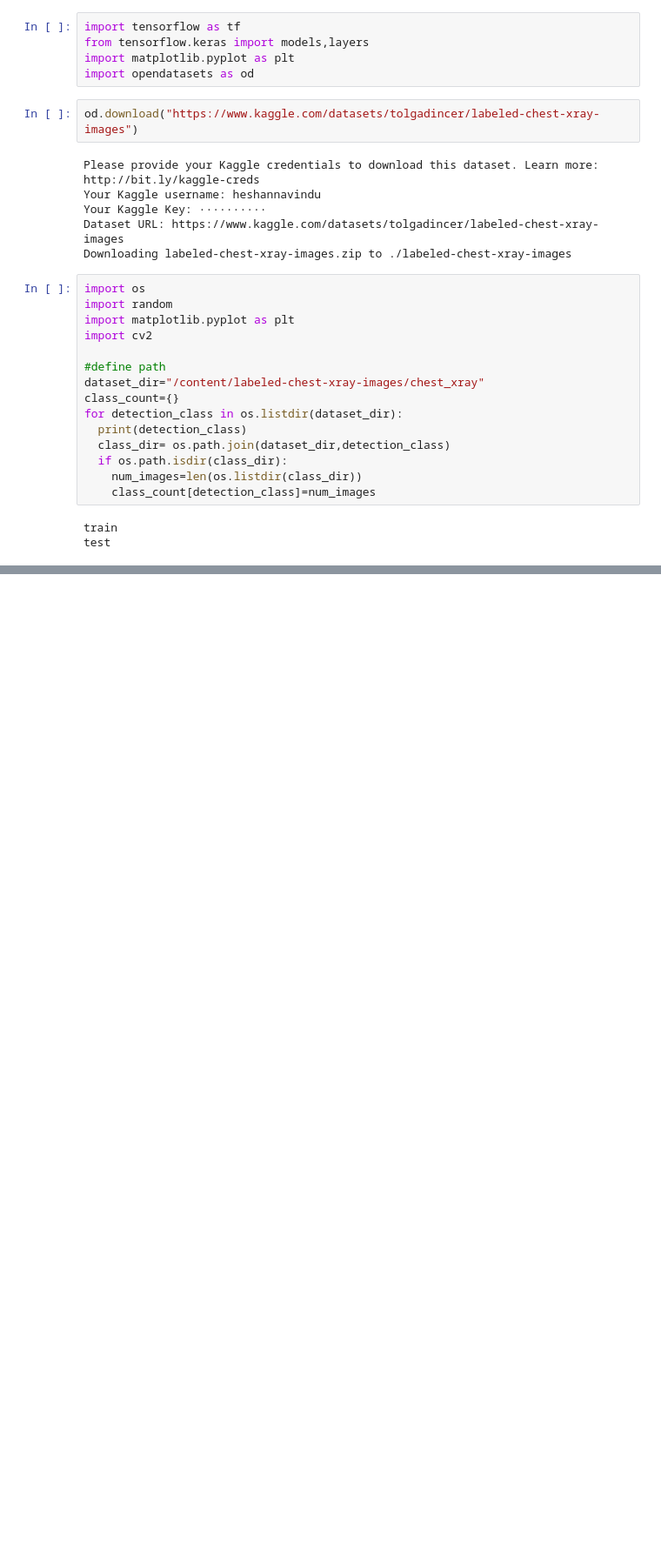
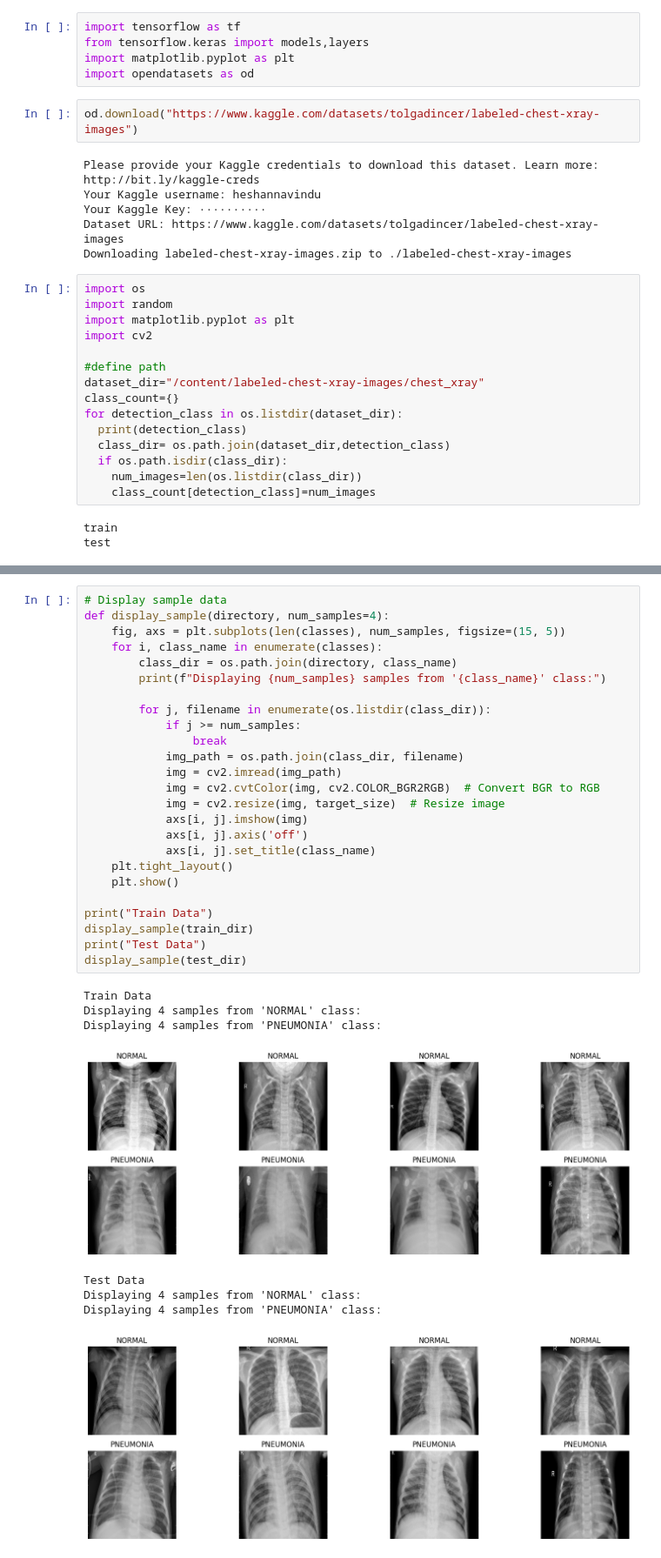
Before and after one commit to HeshanNavindu-7/Pneumonia-Detection, a Jupyter notebook: pneumonia_detection_CheXNet.ipynb, the cells around one changed output, grey strips where cells are left out. Shown at 87% size. Saved outputs shown, nothing was run; the diff lists cells and outputs as text; blank space fills up the shorter version.

```diff
--- a/pneumonia_detection_CheXNet.ipynb
+++ b/pneumonia_detection_CheXNet.ipynb
@@ -159,6 +184,40 @@ test_dataset = ChestXRayDataset(test_dir, transform=test_transform)
 
 train_loader = DataLoader(train_dataset, batch_size=batch_size, shuffle=True)
 test_loader = DataLoader(test_dataset, batch_size=batch_size, shuffle=False)
+# %%
+# Display sample data
+def display_sample(directory, num_samples=4):
+    fig, axs = plt.subplots(len(classes), num_samples, figsize=(15, 5))
+    for i, class_name in enumerate(classes):
+        class_dir = os.path.join(directory, class_name)
+        print(f"Displaying {num_samples} samples from '{class_name}' class:")
+
+        for j, filename in enumerate(os.listdir(class_dir)):
+            if j >= num_samples:
+                break
+            img_path = os.path.join(class_dir, filename)
+            img = cv2.imread(img_path)
+            img = cv2.cvtColor(img, cv2.COLOR_BGR2RGB)  # Convert BGR to RGB
+            img = cv2.resize(img, target_size)  # Resize image
+            axs[i, j].imshow(img)
+            axs[i, j].axis('off')
+            axs[i, j].set_title(class_name)
+    plt.tight_layout()
+    plt.show()
+
+print("Train Data")
+display_sample(train_dir)
+print("Test Data")
+display_sample(test_dir)
+# %% [output]
+Train Data
+Displaying 4 samples from 'NORMAL' class:
+Displaying 4 samples from 'PNEUMONIA' class:
+[figure, added]
+Test Data
+Displaying 4 samples from 'NORMAL' class:
+Displaying 4 samples from 'PNEUMONIA' class:
+[figure, added]
 # %%
 !pip install torch
 # %% [output]
```
Also changed, not shown: parts of 24 cells of this notebook.
